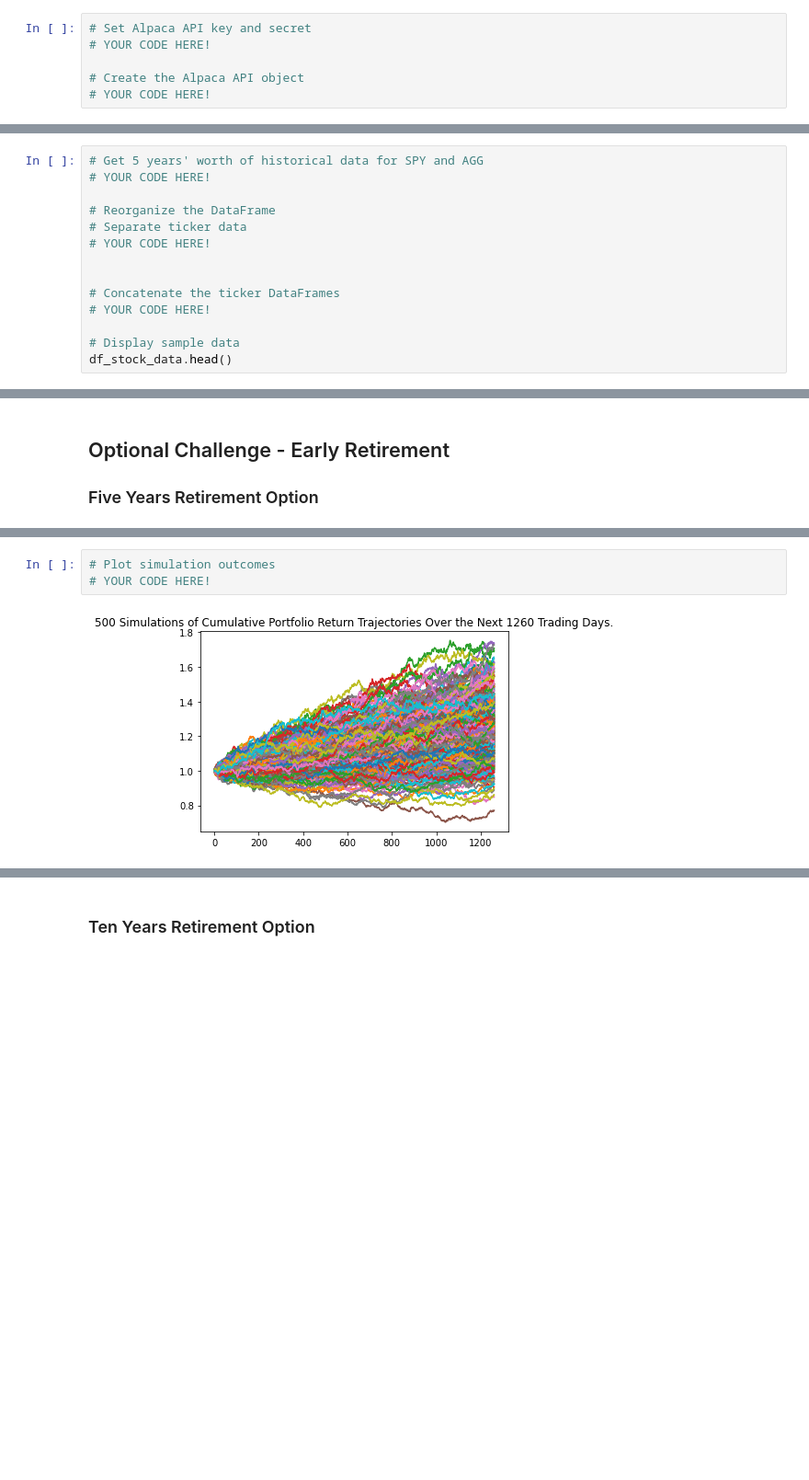
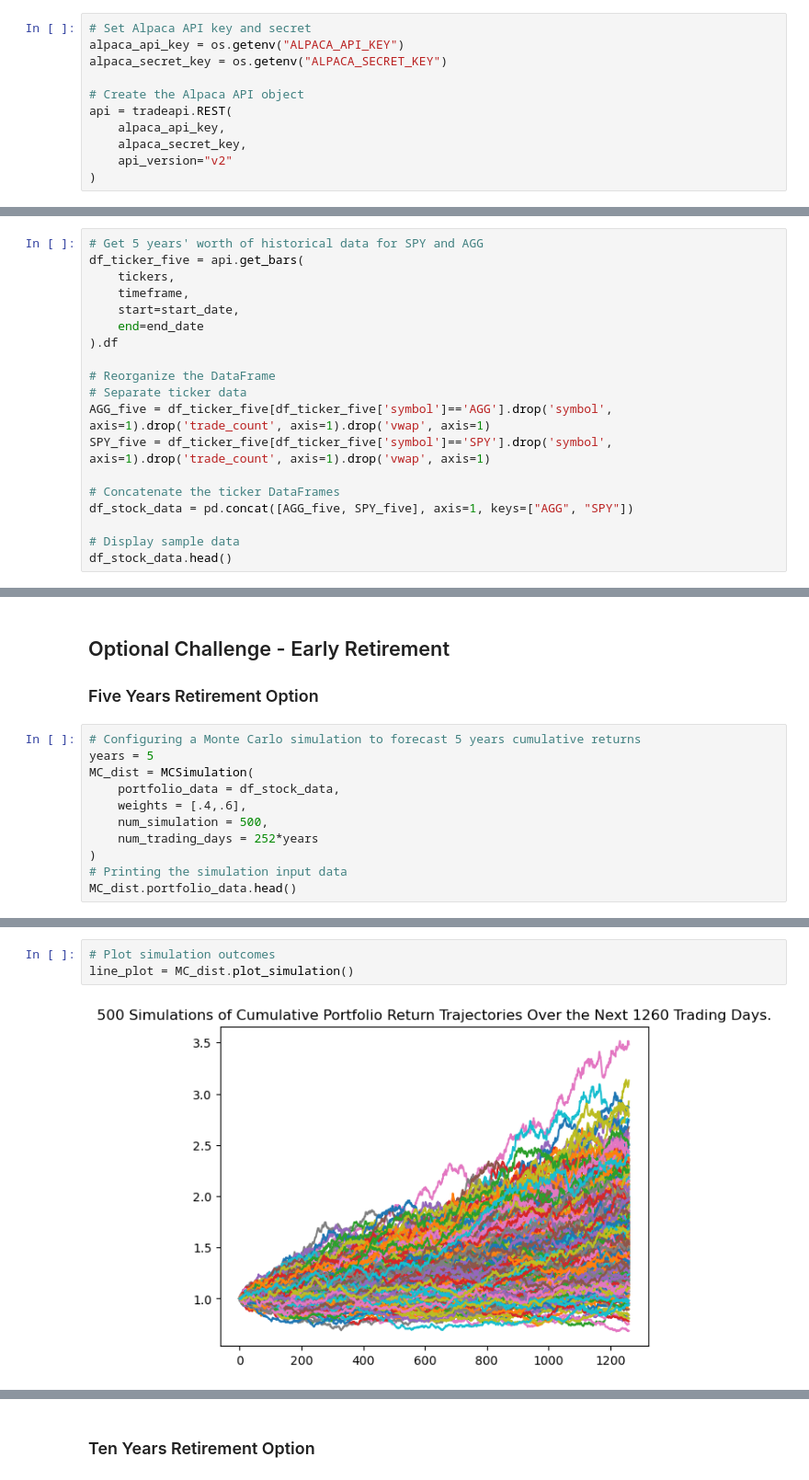
Before and after one commit to JamieMellway/FintechModule5Challenge, a Jupyter notebook: financial-planner.ipynb, the cells around one changed output, grey strips where cells are left out. Shown: that part at 92% size. Saved outputs shown, nothing was run; the diff lists cells and outputs as text; blank space fills up the shorter version.

```diff
--- a/financial-planner.ipynb
+++ b/financial-planner.ipynb
@@ -51,9 +52,14 @@ my_agg = 200
 my_spy = 50
 # %%
 # Set Alpaca API key and secret
-# YOUR CODE HERE!
+alpaca_api_key = os.getenv("ALPACA_API_KEY")
+alpaca_secret_key = os.getenv("ALPACA_SECRET_KEY")
 
 # Create the Alpaca API object
-# YOUR CODE HERE!
+api = tradeapi.REST(
+    alpaca_api_key,
+    alpaca_secret_key,
+    api_version="v2"
+)
 # %%
 # Format current date as ISO format
@@ -153,15 +181,20 @@ start_date = pd.Timestamp('2016-05-01', tz='America/New_York').isoformat()
 end_date = pd.Timestamp('2021-05-01', tz='America/New_York').isoformat()
 # %%
 # Get 5 years' worth of historical data for SPY and AGG
-# YOUR CODE HERE!
+df_ticker_five = api.get_bars(
+    tickers,
+    timeframe,
+    start=start_date,
+    end=end_date
+).df
 
 # Reorganize the DataFrame
 # Separate ticker data
-# YOUR CODE HERE!
-
+AGG_five = df_ticker_five[df_ticker_five['symbol']=='AGG'].drop('symbol', axis=1).drop('trade_count', axis=1).drop('vwap', axis=1)
+SPY_five = df_ticker_five[df_ticker_five['symbol']=='SPY'].drop('symbol', axis=1).drop('trade_count', axis=1).drop('vwap', axis=1)
 
 # Concatenate the ticker DataFrames
-# YOUR CODE HERE!
+df_stock_data = pd.concat([AGG_five, SPY_five], axis=1, keys=["AGG", "SPY"])
 
 # Display sample data
 df_stock_data.head()
@@ -288,3 +339,14 @@ There is a 95% chance that an initial investment of $30000.0 in the portfolio ov
 
 
 ### Five Years Retirement Option
+# %%
+# Configuring a Monte Carlo simulation to forecast 5 years cumulative returns
+years = 5
+MC_dist = MCSimulation(
+    portfolio_data = df_stock_data,
+    weights = [.4,.6],
+    num_simulation = 500,
+    num_trading_days = 252*years
+)
+# Printing the simulation input data
+MC_dist.portfolio_data.head()
@@ -328,7 +407,7 @@ Running Monte Carlo simulation number 490.
 # %%
 # Plot simulation outcomes
-# YOUR CODE HERE!
+line_plot = MC_dist.plot_simulation()
 # %% [output]
-[figure, old version]
+[figure, new version]
 # %%
 # Plot probability distribution and confidence intervals
```
Also changed, not shown: parts of 35 cells of this notebook.
